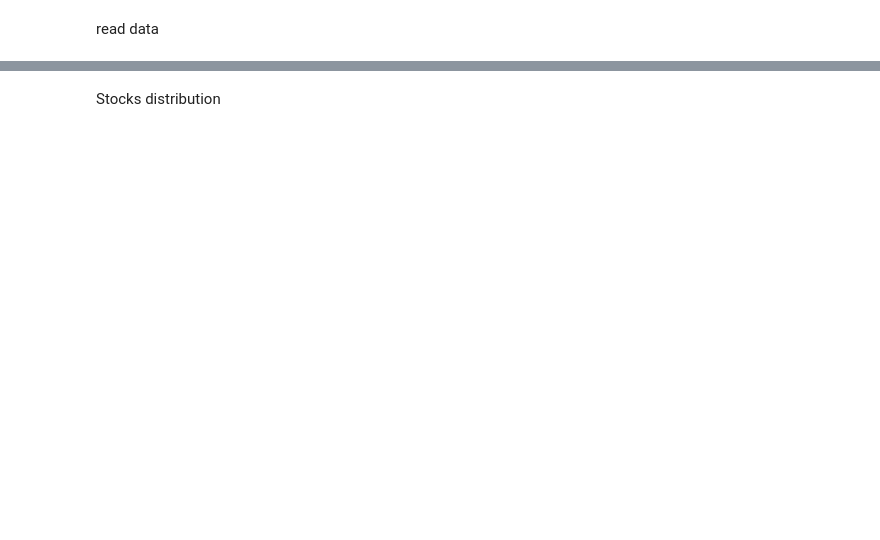
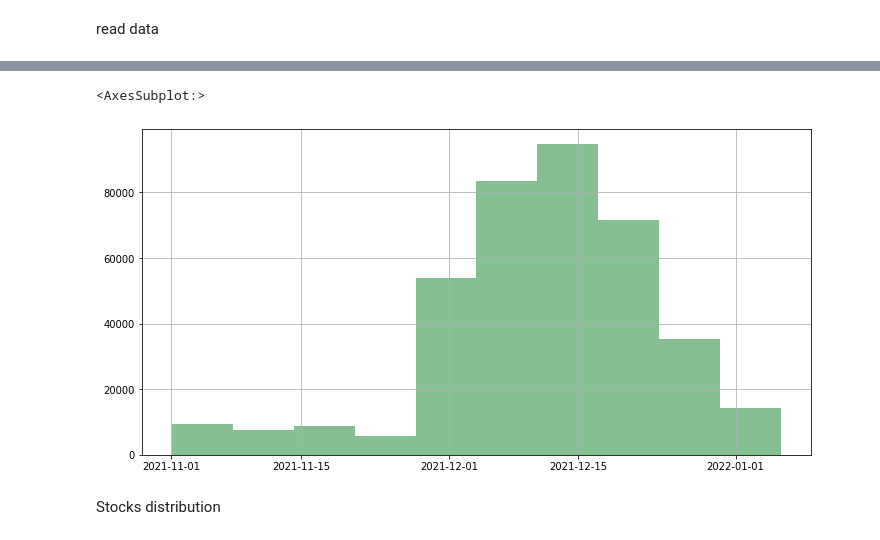
Before and after one commit to samuellau0802/HKUST-x-J.P.-Morgan-Fintech-Mentorship-Program, a Jupyter notebook: data_exploration/stocktwits_explore.ipynb, the cells around one changed output, grey strips where cells are left out. Saved outputs shown, nothing was run; the diff lists cells and outputs as text; code cells hidden in the pictures; blank space fills up the shorter version.

```diff
--- a/data_exploration/stocktwits_explore.ipynb
+++ b/data_exploration/stocktwits_explore.ipynb
@@ -26,3 +48,10 @@ df
+# %%
+import datetime
+df['time'] = [datetime.datetime.fromtimestamp(date) for date in df['time']]
+df.time.hist(figsize=(12,6),color='#86bf91')
+# %% [output]
+<AxesSubplot:>
+[figure, added]
 # %% [markdown]
 Stocks distribution
 # %%
```
Also changed, not shown: parts of 24 cells of this notebook, 28 other files.
